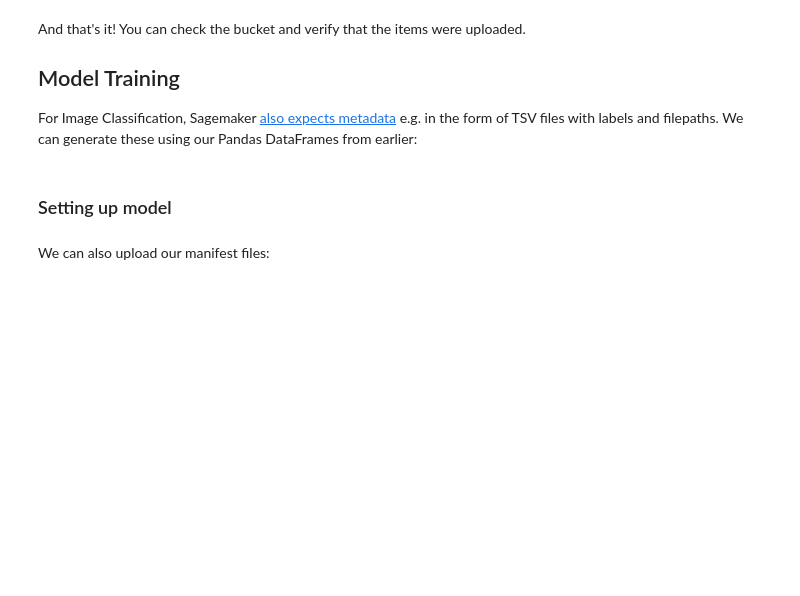
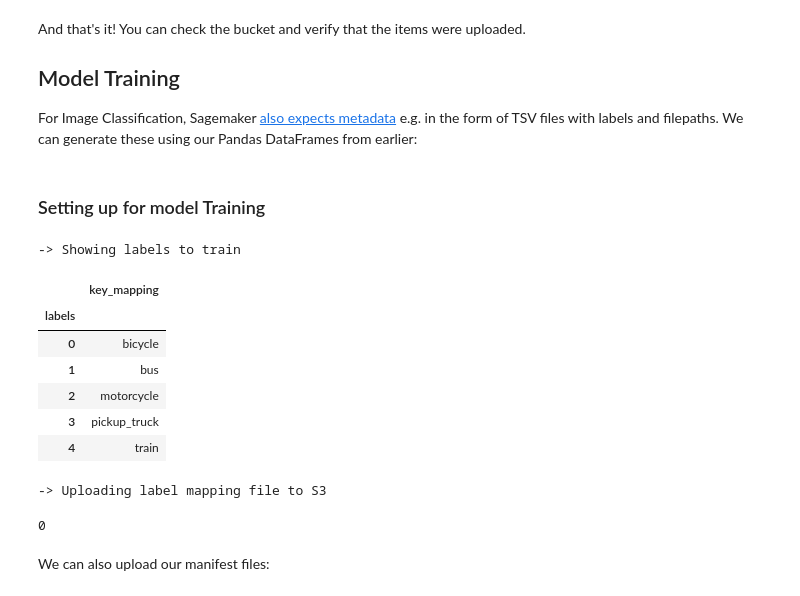
Before and after one commit to samlexrod/udacity-nd009t-C2-Developing-ML-Workflow, a Jupyter notebook: project/starter.ipynb, the cells around one changed output. Saved outputs shown, nothing was run; the diff lists cells and outputs as text; code cells hidden in the pictures; blank space fills up the shorter version.

```diff
--- a/project/starter.ipynb
+++ b/project/starter.ipynb
@@ -358,5 +370,52 @@ And that's it! You can check the bucket and verify that the items were uploaded.
 
 For Image Classification, Sagemaker [also expects metadata](https://docs.aws.amazon.com/sagemaker/latest/dg/image-classification.html) e.g. in the form of TSV files with labels and filepaths. We can generate these using our Pandas DataFrames from earlier:
 # %% [markdown]
-### Setting up model
+### Setting up for model Training
+# %%
+import boto3
+# Saving labels to fetch in workload to create categories
+def save_category_file(bucket: str, df: pd.DataFrame) -> int:
+    """
+    A function to save the category file to S3 to use in the workload
+
+    Parameters:
+    bucket -- the bucket to save the file to
+    df -- the dataframe containing the labels and categories
+    """
+
+    # Creating label mapping file
+    label_categories_df = df_train[["fine_label", "labels"]].drop_duplicates()
+    label_categories_df = label_categories_df.set_index("labels").sort_index()
+
+    # Creating temp folder if no exists
+    if not os.path.exists("./temp"):
+        os.makedirs("./temp")
+
+
+    # Saving label mapping file to temp
+    label_categories_df = label_categories_df.rename(columns={"fine_label": "key_mapping"})
+    label_categories_df.to_json("./temp/label_categories.json")
+    print("-> Showing labels to train")
+    display(label_categories_df)
+
+
+    # Uploading label mapping file to S3
+    print("-> Uploading label mapping file to S3")
+    s3_client = boto3.client('s3')
+    s3_client.upload_file("./temp/label_categories.json", bucket, "projects/ml-workflow/landingzone/label_categories.json")
+
+    return 0
+
+save_category_file(bucket, df_train)
+# %% [output]
+-> Showing labels to train
+|  | key_mapping |
+| labels |  |
+| 0 | bicycle |
+| 1 | bus |
+| 2 | motorcycle |
+| 3 | pickup_truck |
+| 4 | train |
+-> Uploading label mapping file to S3
+0
 # %%
```
Also changed, not shown: parts of 49 cells of this notebook.
